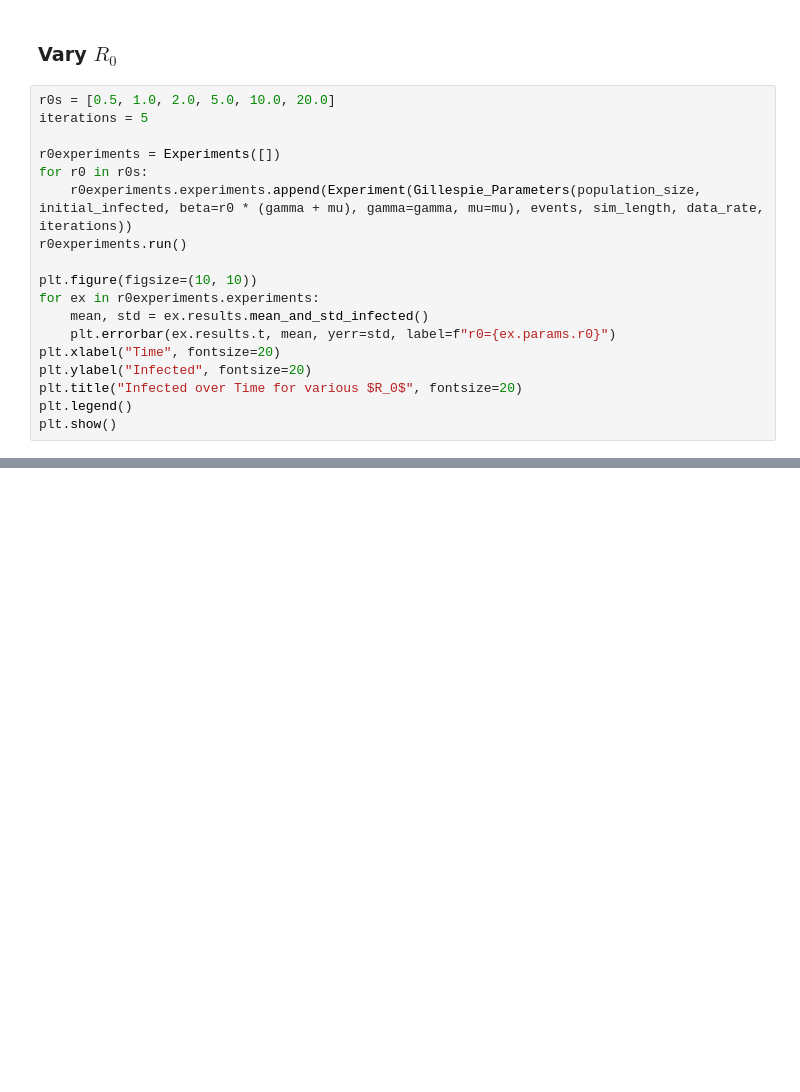
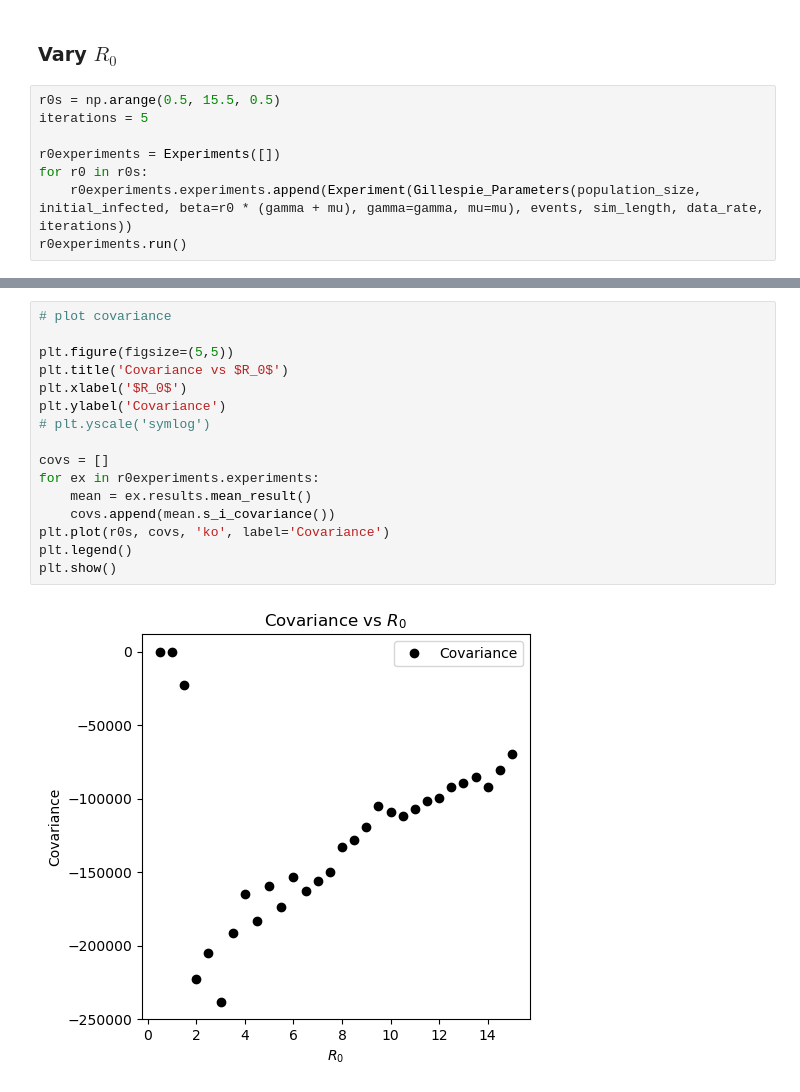
Before and after one commit to kylehtunis/stochastic-modeling, a Jupyter notebook: problem1.ipynb, the cells around one changed output, grey strips where cells are left out. Drawn from its saved outputs; the diff is of its cells as text; blank space fills up the shorter version.

```diff
--- a/problem1.ipynb
+++ b/problem1.ipynb
@@ -280,22 +290,12 @@ Ran iteration 1 in 124.81 seconds
 # %% [markdown]
 ### Vary $R_0$
 # %%
-r0s = [0.5, 1.0, 2.0, 5.0, 10.0, 20.0]
+r0s = np.arange(0.5, 15.5, 0.5)
 iterations = 5
 
 r0experiments = Experiments([])
 for r0 in r0s:
     r0experiments.experiments.append(Experiment(Gillespie_Parameters(population_size, initial_infected, beta=r0 * (gamma + mu), gamma=gamma, mu=mu), events, sim_length, data_rate, iterations))
 r0experiments.run()
-
-plt.figure(figsize=(10, 10))
-for ex in r0experiments.experiments:
-    mean, std = ex.results.mean_and_std_infected()
-    plt.errorbar(ex.results.t, mean, yerr=std, label=f"r0={ex.params.r0}")
-plt.xlabel("Time", fontsize=20)
-plt.ylabel("Infected", fontsize=20)
-plt.title("Infected over Time for various $R_0$", fontsize=20)
-plt.legend()
-plt.show()
 # %% [output]
 Running experiment: r0 = 0.50, beta = 0.055, gamma = 0.1, mu = 0.01, N = 10000.0, 5 iterations
@@ -318,0 +318,18 @@ Ran iteration 5 in 1.42 seconds
+# %%
+# plot covariance
+
+plt.figure(figsize=(5,5))
+plt.title('Covariance vs $R_0$')
+plt.xlabel('$R_0$')
+plt.ylabel('Covariance')
+# plt.yscale('symlog')
+
+covs = []
+for ex in r0experiments.experiments:
+    mean = ex.results.mean_result()
+    covs.append(mean.s_i_covariance())
+plt.plot(r0s, covs, 'ko', label='Covariance')
+plt.legend()
+plt.show()
+# %% [output]
+[figure, added]
```
Also changed, not shown: parts of 9 cells of this notebook.
